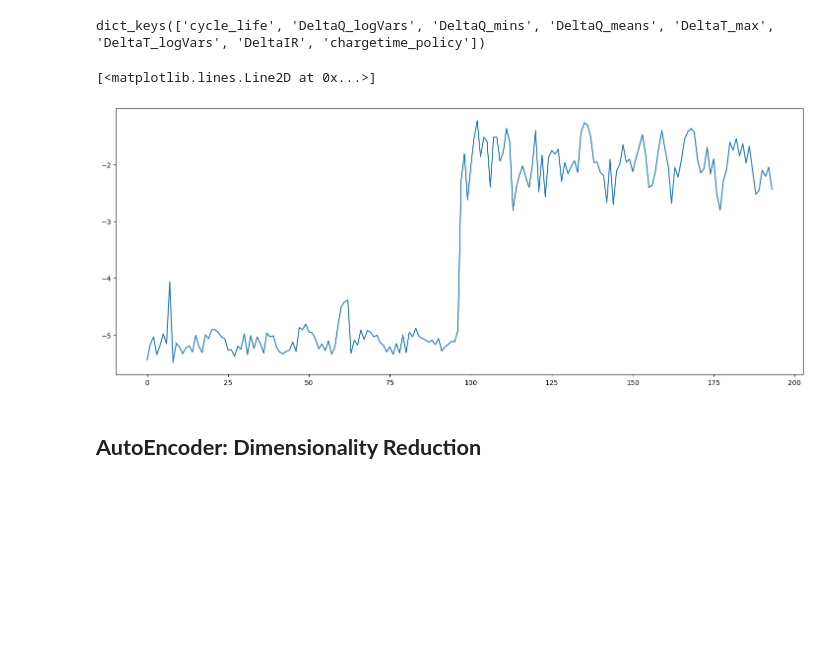
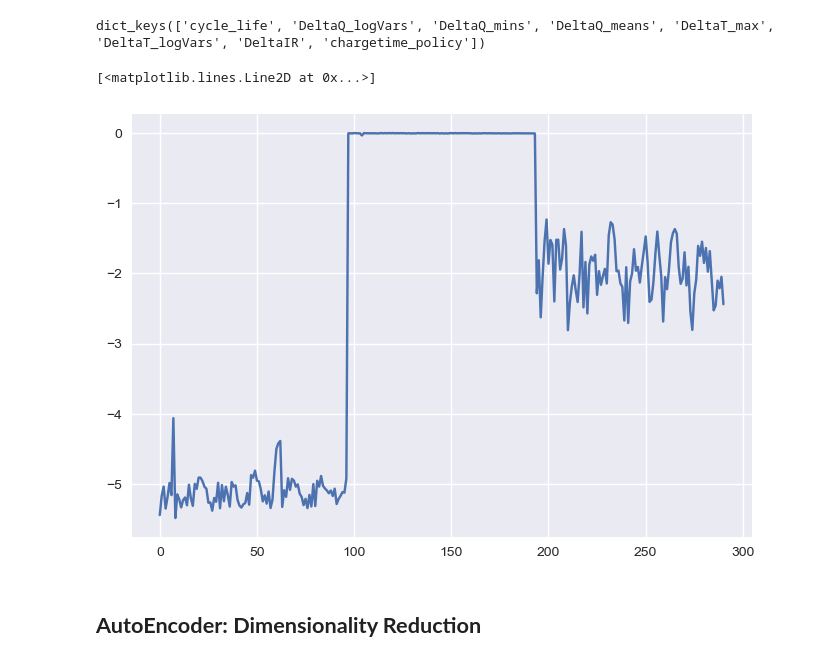
Before and after one commit to nathan99sun/HybridPred, a Jupyter notebook: source/AutoEncoders_DimensionReduction.ipynb, the cells around one changed output. Saved outputs shown, nothing was run; the diff lists cells and outputs as text; code cells hidden in the pictures; blank space fills up the shorter version.

```diff
--- a/source/AutoEncoders_DimensionReduction.ipynb
+++ b/source/AutoEncoders_DimensionReduction.ipynb
@@ -24,35 +24,35 @@ dict_keys(['cycle_life', 'DeltaQ_logVars', 'DeltaQ_mins', 'DeltaQ_means', 'Delta
 # %%
 n_cycles = 98
 cut_start = 1
 
 features = [
     "DeltaQ_logVars",
-    # "DeltaQ_mins",
+    "DeltaQ_mins",
     #"DeltaQ_means",
     # "DeltaT_max",
     "DeltaT_logVars",
 ]
 
 n_cycles = n_cycles - cut_start
 y = np.zeros(124)
 charge_policies = np.zeros(124)
 x = np.zeros((124, n_cycles*len(features)))
 
 for i, cell in enumerate(data.keys()):
     for j, feature in enumerate(features):
         x[i, j*n_cycles:(j+1)*n_cycles] = data[cell][feature][cut_start:]
     charge_policies[i] = 1/(data[cell]["chargetime_policy"])
     y[i] = np.log10(data[cell]["cycle_life"])
 
 # convert to tensors and concatenate features and labels
 x = torch.Tensor(x)
 y = torch.Tensor(y)
 
 
 plt.plot(x[1])
 # %% [output]
 [<matplotlib.lines.Line2D at 0x...>]
-[figure, old version]
+[figure, new version]
 # %% [markdown]
 ## **AutoEncoder: Dimensionality Reduction**
 # %% [markdown]
```
Also changed, not shown: parts of 9 cells of this notebook, 3 other files.
